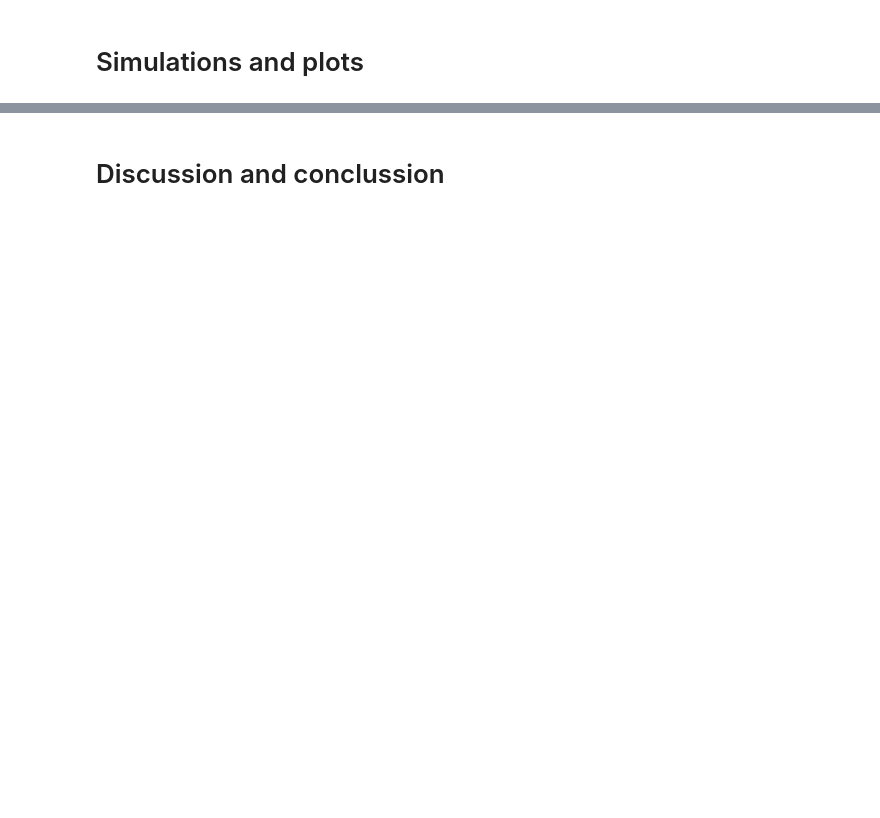
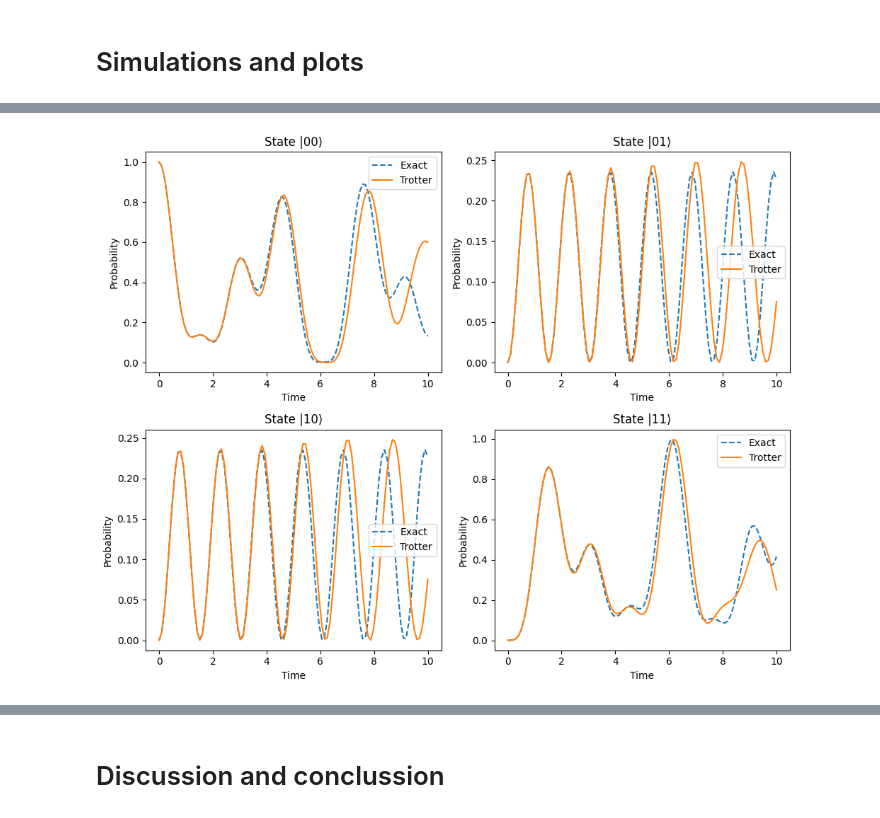
Before and after one commit to AugustGliese/SCIQIS-Project, a Jupyter notebook: python-files/main.ipynb, the cells around one changed output, grey strips where cells are left out. Drawn from its saved outputs; the diff is of its cells as text; code cells hidden in the pictures; blank space fills up the shorter version.

```diff
--- a/python-files/main.ipynb
+++ b/python-files/main.ipynb
@@ -55,3 +72,19 @@ def gate_pow(gate, n):
     you can use `kron_all([gate]*n)` instead.
     """
     return [gate] * n
+# %%
+X = np.array([[0,1],[1,0]])
+Y = np.array([[0,1j],[-1j,0]])
+Z = np.array([[1,0],[0,-1]])
+H = 1/np.sqrt(2) * np.array([[1,1],[1,-1]])
+I = np.identity(2)
+
+# Map matrices (as strings) to names
+GATE_NAMES = {
+    np.array2string(X): "X",
+    np.array2string(Y): "Y",
+    np.array2string(Z): "Z",
+    np.array2string(H): "H",
+}
+
+GATE_NAMES
@@ -140,0 +311,47 @@ Statevector=
+# %%
+## Physical quantaties
+J = 0.5
+h = 1
+
+#Ising Hamiltonian for 2 sites
+hamiltonian = 'J * np.kron(Z, Z) + h * np.kron(X, I) + h * np.kron(I, X)'
+
+#Ising Hamiltonian for 3 sites
+#hamiltonian = 'J * kron_all(Z, Z, Z) + h * kron_all(X, I, I) + h * kron_all(I, X, I) + h * kron_all(I, I, X)'
+
+#number of qubits
+n = 2
+
+#Setting up an initial state
+qc = QuantumCircuit(n)
+
+#max time
+t_max = 10
+dt = 0.1
+
+#exact time evolution
+probabilities_exact, time, psi_exact, U_exact = qc.exact_time_evo(hamiltonian, t_max = t_max, dt = dt)
+
+#trotter time evolution
+trotter_steps = 10
+probalitities_trotter, time, psi_trotter, U_trotter = qc.trotter_time_evo(hamiltonian, trotter_steps = trotter_steps, t_max = t_max, dt = dt)
+
+#plotting
+fig, axes = plt.subplots(n, n, figsize=(10, 8))
+axes = axes.flatten()  #So we can index axes[0]..axes[3]
+
+states = [format(i, f"0{n}b") for i in range(2**n)]  #Create a bit string for given state
+
+for i, state in enumerate(states):
+    ax = axes[i]
+    ax.plot(time, probabilities_exact[:, i], label="Exact", linestyle="--")
+    ax.plot(time, probalitities_trotter[:, i], label="Trotter")
+    ax.set_title(f"State |{state}⟩")
+    ax.set_xlabel("Time")
+    ax.set_ylabel("Probability")
+    ax.legend()
+
+plt.tight_layout()
+plt.show()
+# %% [output]
+[figure, added]
```
Also changed, not shown: parts of 20 cells of this notebook, 1 other file.
